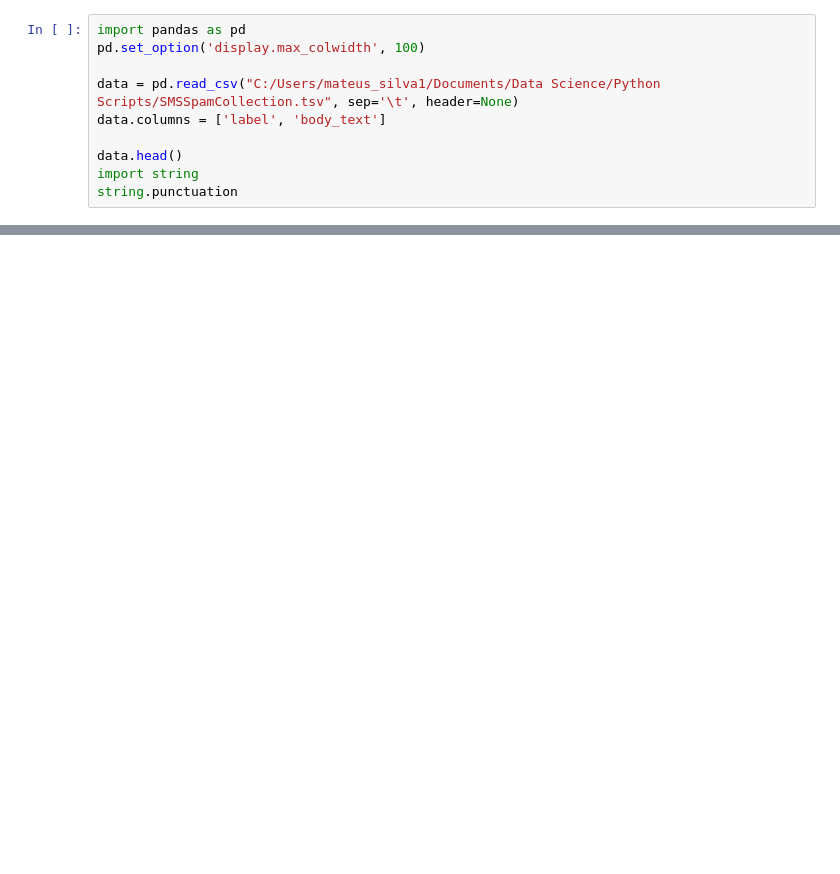
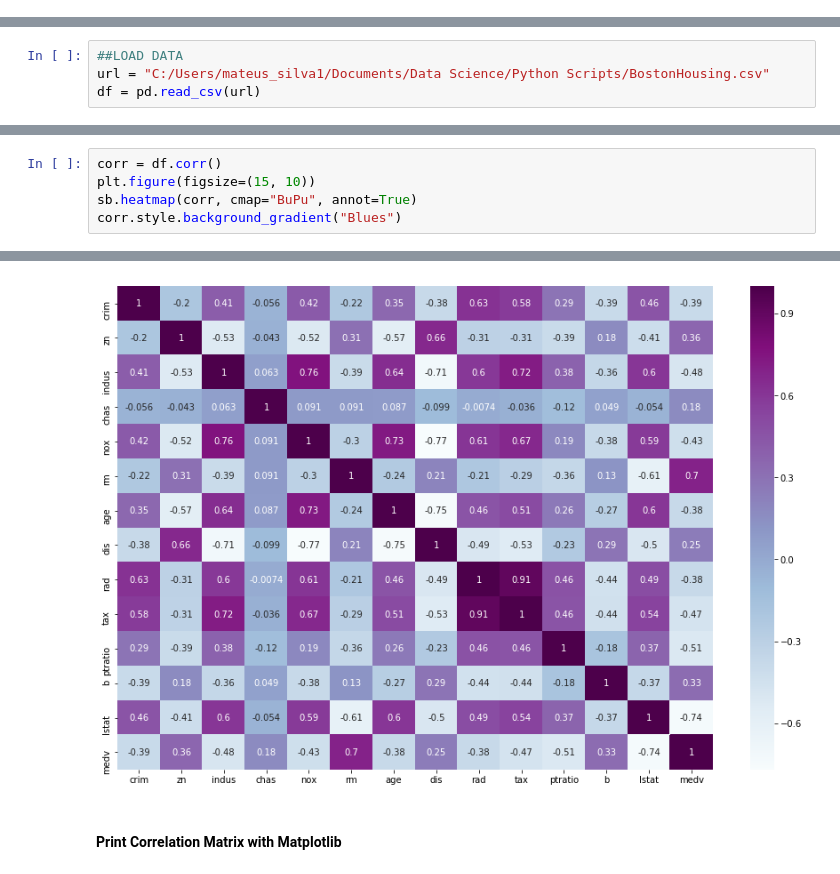
Before and after one commit to shlbatra/shlbatra_datascientist.github.io, a Jupyter notebook: _posts/sample.ipynb, the cells around one changed output, grey strips where cells are left out. Saved outputs shown, nothing was run; the diff lists cells and outputs as text; blank space fills up the shorter version.

```diff
--- a/_posts/sample.ipynb
+++ b/_posts/sample.ipynb
@@ -1229,10 +0,0 @@ Name: row6, dtype: float64
-# %%
-import pandas as pd
-pd.set_option('display.max_colwidth', 100)
-
-data = pd.read_csv("C:/Users/mateus_silva1/Documents/Data Science/Python Scripts/SMSSpamCollection.tsv", sep='\t', header=None)
-data.columns = ['label', 'body_text']
-
-data.head()
-import string
-string.punctuation
@@ -1273,0 +27,4 @@ data
+# %%
+##LOAD DATA
+url = "C:/Users/mateus_silva1/Documents/Data Science/Python Scripts/BostonHousing.csv"
+df = pd.read_csv(url)
@@ -1273,0 +38,6 @@ data
+# %%
+corr = df.corr()
+plt.figure(figsize=(15, 10))
+sb.heatmap(corr, cmap="BuPu", annot=True)
+corr.style.background_gradient("Blues")
+# %% [output]
@@ -1273,0 +59,3 @@ data
+[figure, added]
+# %% [markdown]
+#### Print Correlation Matrix with Matplotlib
```
Also changed, not shown: parts of 222 cells of this notebook, 2 other files.
